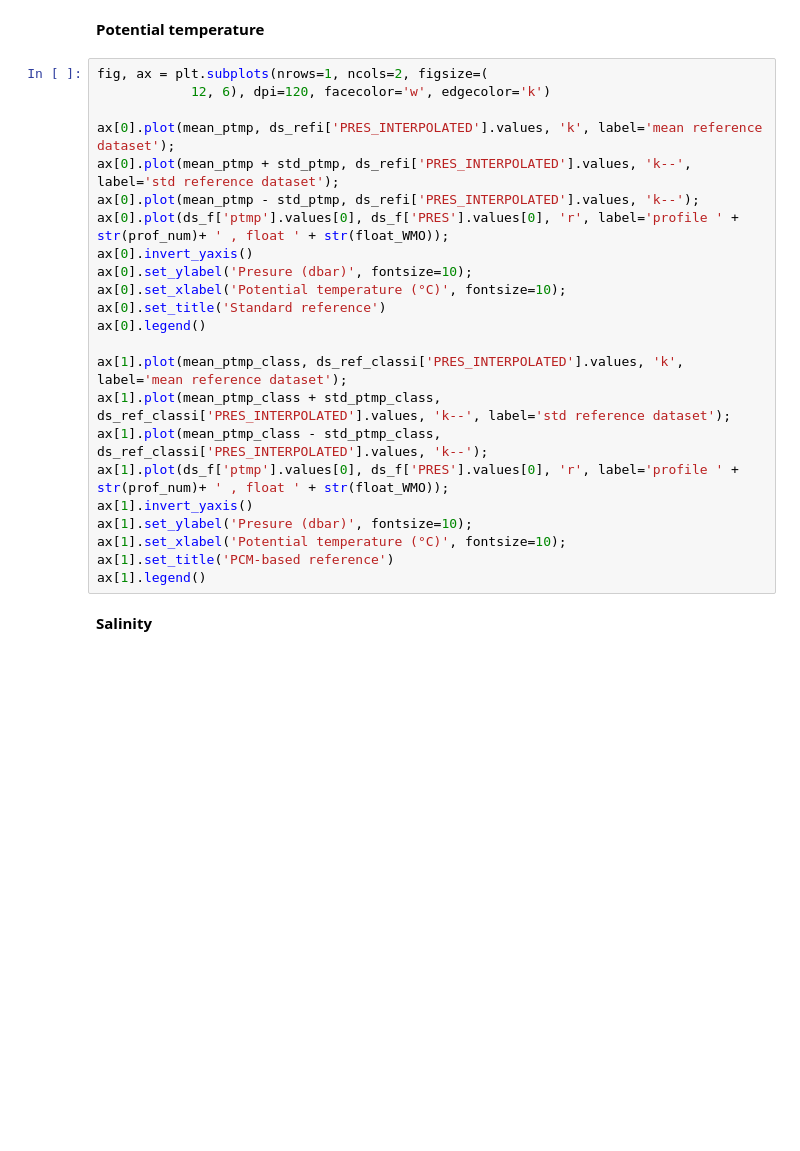
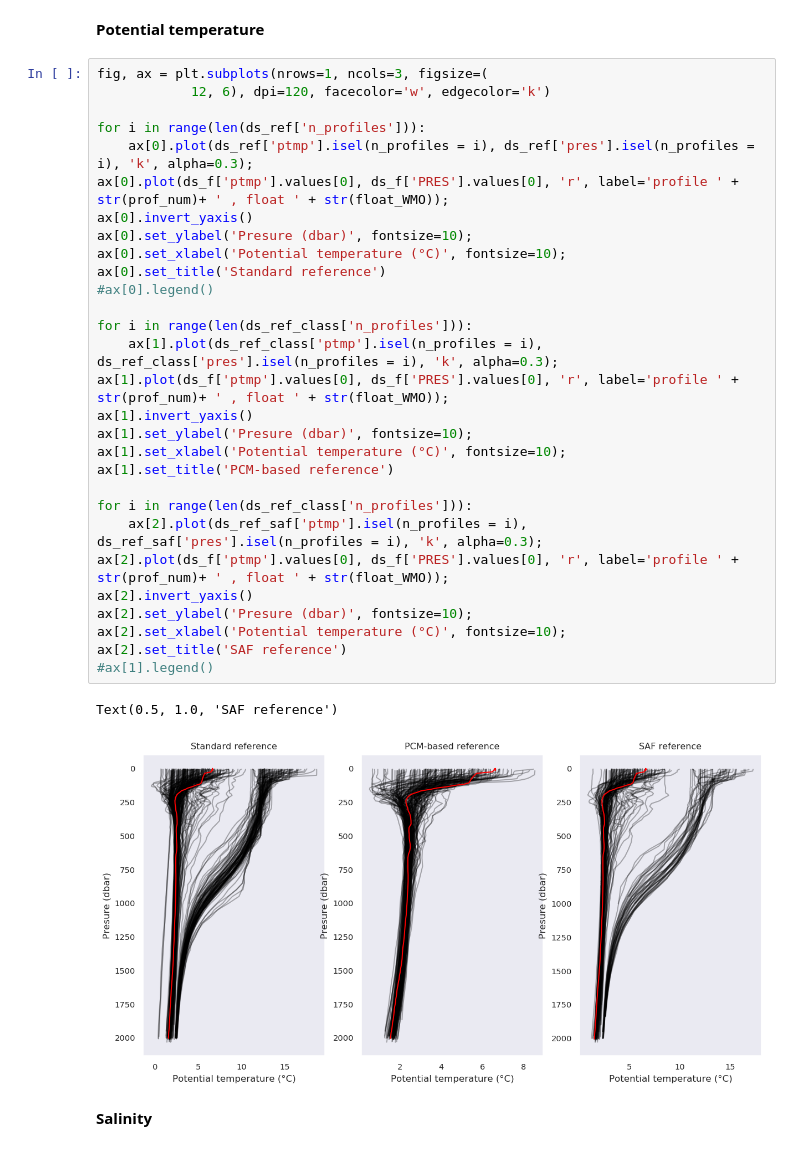
Before and after one commit to euroargodev/DMQC-PCM, a Jupyter notebook: exemples/3901928_Antarctic/Reference_envelop_plots.ipynb, the cells around one changed output. Saved outputs shown, nothing was run; the diff lists cells and outputs as text; blank space fills up the shorter version.

```diff
--- a/exemples/3901928_Antarctic/Reference_envelop_plots.ipynb
+++ b/exemples/3901928_Antarctic/Reference_envelop_plots.ipynb
@@ -209,28 +175,37 @@ std_sal_class = np.nanstd(ds_ref_classi['sal'], axis=0)
 # %% [markdown]
 __Potential temperature__
 # %%
-fig, ax = plt.subplots(nrows=1, ncols=2, figsize=(
+fig, ax = plt.subplots(nrows=1, ncols=3, figsize=(
             12, 6), dpi=120, facecolor='w', edgecolor='k')
 
-ax[0].plot(mean_ptmp, ds_refi['PRES_INTERPOLATED'].values, 'k', label='mean reference dataset');
-ax[0].plot(mean_ptmp + std_ptmp, ds_refi['PRES_INTERPOLATED'].values, 'k--', label='std reference dataset');
-ax[0].plot(mean_ptmp - std_ptmp, ds_refi['PRES_INTERPOLATED'].values, 'k--');
+for i in range(len(ds_ref['n_profiles'])):
+    ax[0].plot(ds_ref['ptmp'].isel(n_profiles = i), ds_ref['pres'].isel(n_profiles = i), 'k', alpha=0.3);
 ax[0].plot(ds_f['ptmp'].values[0], ds_f['PRES'].values[0], 'r', label='profile ' + str(prof_num)+ ' , float ' + str(float_WMO));
 ax[0].invert_yaxis()
 ax[0].set_ylabel('Presure (dbar)', fontsize=10);
 ax[0].set_xlabel('Potential temperature (°C)', fontsize=10);
 ax[0].set_title('Standard reference')
-ax[0].legend()
+#ax[0].legend()
 
-ax[1].plot(mean_ptmp_class, ds_ref_classi['PRES_INTERPOLATED'].values, 'k', label='mean reference dataset');
-ax[1].plot(mean_ptmp_class + std_ptmp_class, ds_ref_classi['PRES_INTERPOLATED'].values, 'k--', label='std reference dataset');
-ax[1].plot(mean_ptmp_class - std_ptmp_class, ds_ref_classi['PRES_INTERPOLATED'].values, 'k--');
+for i in range(len(ds_ref_class['n_profiles'])):
+    ax[1].plot(ds_ref_class['ptmp'].isel(n_profiles = i), ds_ref_class['pres'].isel(n_profiles = i), 'k', alpha=0.3);
 ax[1].plot(ds_f['ptmp'].values[0], ds_f['PRES'].values[0], 'r', label='profile ' + str(prof_num)+ ' , float ' + str(float_WMO));
 ax[1].invert_yaxis()
 ax[1].set_ylabel('Presure (dbar)', fontsize=10);
 ax[1].set_xlabel('Potential temperature (°C)', fontsize=10);
 ax[1].set_title('PCM-based reference')
-ax[1].legend()
+
+for i in range(len(ds_ref_class['n_profiles'])):
+    ax[2].plot(ds_ref_saf['ptmp'].isel(n_profiles = i), ds_ref_saf['pres'].isel(n_profiles = i), 'k', alpha=0.3);
+ax[2].plot(ds_f['ptmp'].values[0], ds_f['PRES'].values[0], 'r', label='profile ' + str(prof_num)+ ' , float ' + str(float_WMO));
+ax[2].invert_yaxis()
+ax[2].set_ylabel('Presure (dbar)', fontsize=10);
+ax[2].set_xlabel('Potential temperature (°C)', fontsize=10);
+ax[2].set_title('SAF reference')
+#ax[1].legend()
+# %% [output]
+Text(0.5, 1.0, 'SAF reference')
+[figure, added]
 # %% [markdown]
 __Salinity__
 # %%
```
Also changed, not shown: parts of 15 cells of this notebook, 16 other files.
